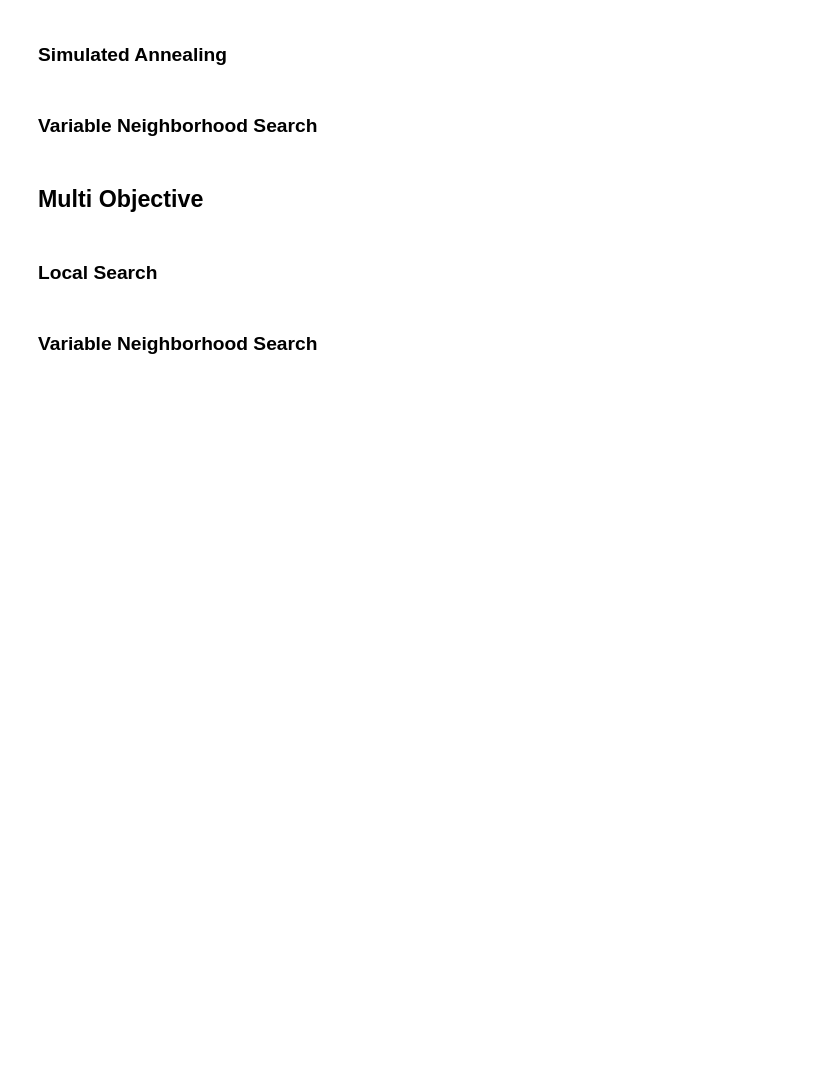
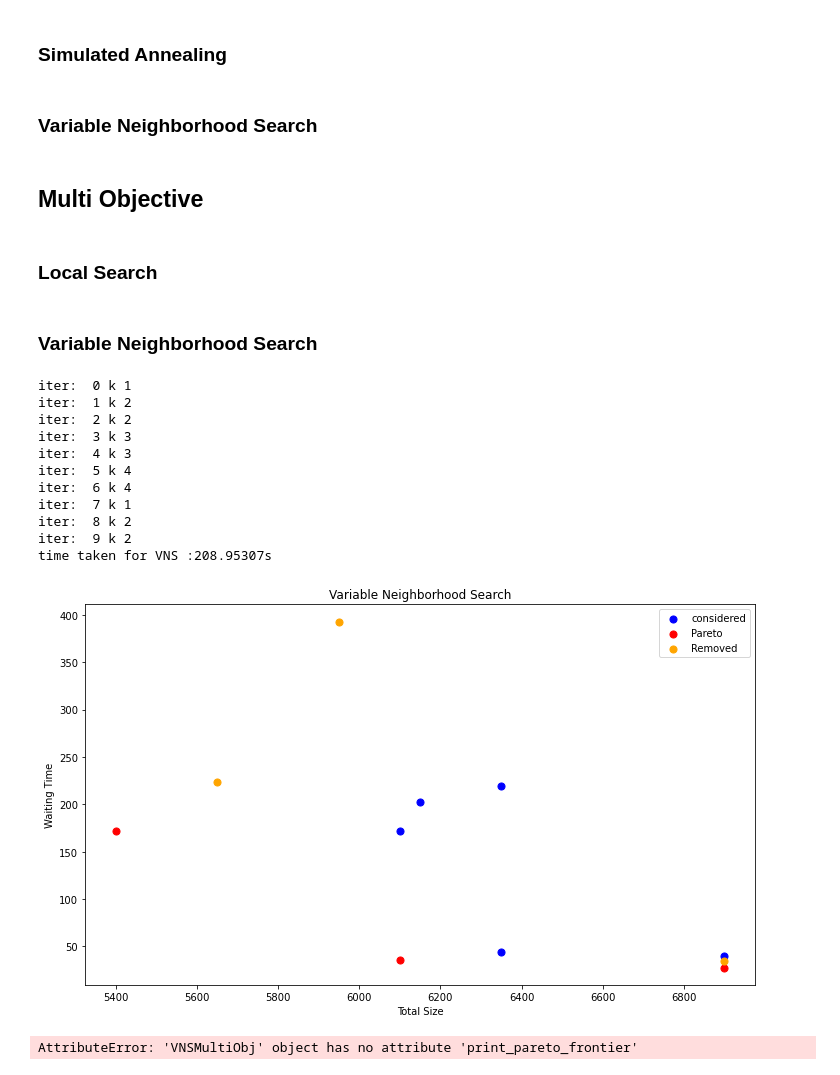
Before and after one commit to TengXu94/simulation-and-optimization, a Jupyter notebook: group_5_project/Group_5_Simulation.ipynb, the cells around one changed output. Cells and saved outputs as stored; diff of their text form; code cells hidden in the pictures; blank space fills up the shorter version.

```diff
--- a/group_5_project/Group_5_Simulation.ipynb
+++ b/group_5_project/Group_5_Simulation.ipynb
@@ -1506,8 +1702,22 @@ local_search_multi.plot()
 # %% [markdown]
 ### Variable Neighborhood Search
 # %%
-init_sol.change_wt_obj("max")
-vns_multi = VNSMultiObj(rg_, init_sol, n_iteration, wt_obj='max')
-vns_multi.run()
-print("time taken for VNS :{0:.5f}s".format(vns_multi.time))
-vns_multi.plot()
+# init_sol.change_wt_obj("max")
+# vns_multi = VNSMultiObj(rg_, init_sol, n_iteration, wt_obj='max')
+# vns_multi.run()
+# print("time taken for VNS :{0:.5f}s".format(vns_multi.time))
+# vns_multi.plot()
+# %% [output]
+iter:  0 k 1
+iter:  1 k 2
+iter:  2 k 2
+iter:  3 k 3
+iter:  4 k 3
+iter:  5 k 4
+iter:  6 k 4
+iter:  7 k 1
+iter:  8 k 2
+iter:  9 k 2
+time taken for VNS :208.95307s
+[figure, added]
+AttributeError: 'VNSMultiObj' object has no attribute 'print_pareto_frontier'
```
Also changed, not shown: parts of 17 cells of this notebook.
